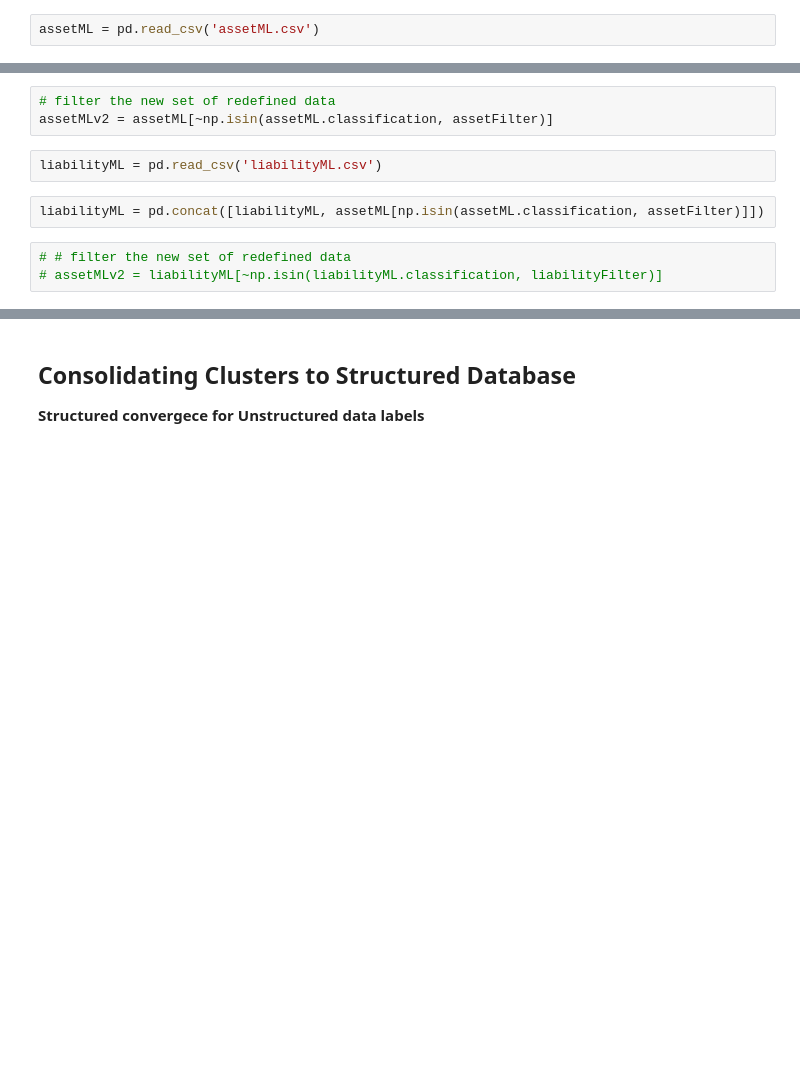
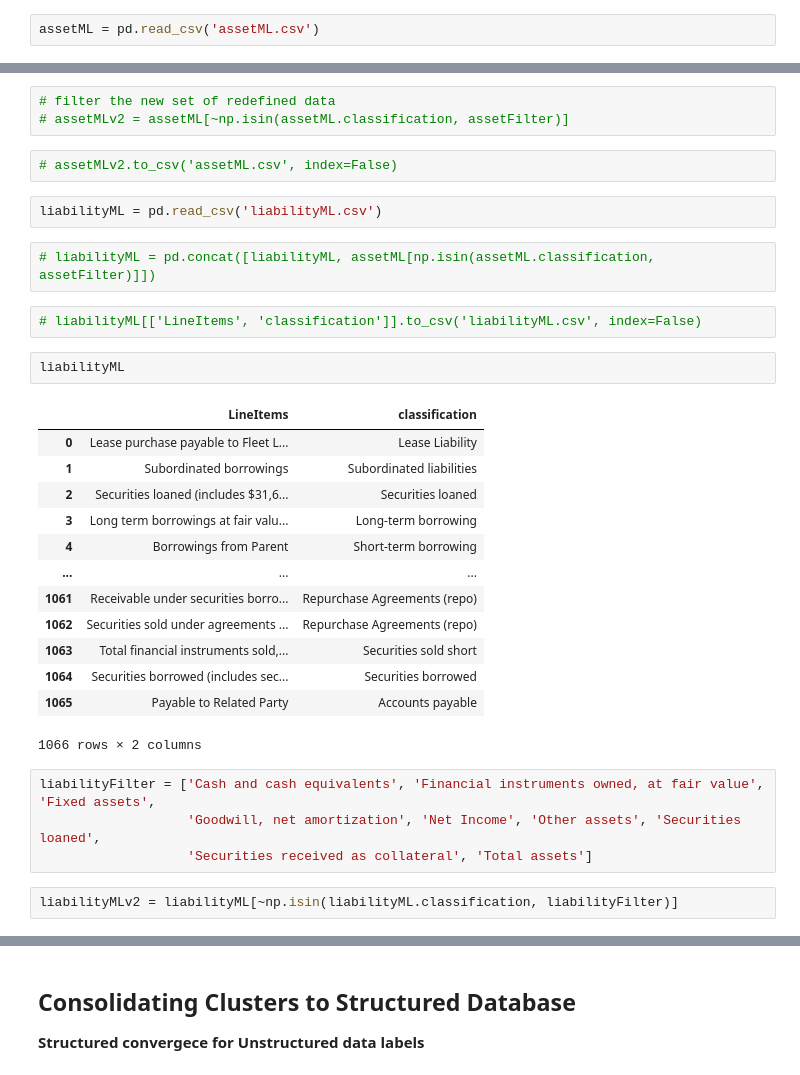
Before and after one commit to fernando-duarte/X17A5, a Jupyter notebook: buildDatabase.ipynb, the cells around one changed output, grey strips where cells are left out. Drawn from its saved outputs; the diff is of its cells as text; blank space fills up the shorter version.

```diff
--- a/buildDatabase.ipynb
+++ b/buildDatabase.ipynb
@@ -1124,10 +1136,33 @@ assetFilter = ['Accounts payable', 'Accrued liabilities', 'Deferred tax liabilit
 # %%
 # filter the new set of redefined data
-assetMLv2 = assetML[~np.isin(assetML.classification, assetFilter)]
+# assetMLv2 = assetML[~np.isin(assetML.classification, assetFilter)]
+# %%
+# assetMLv2.to_csv('assetML.csv', index=False)
 # %%
 liabilityML = pd.read_csv('liabilityML.csv')
 # %%
-liabilityML = pd.concat([liabilityML, assetML[np.isin(assetML.classification, assetFilter)]])
+# liabilityML = pd.concat([liabilityML, assetML[np.isin(assetML.classification, assetFilter)]])
+# %%
+# liabilityML[['LineItems', 'classification']].to_csv('liabilityML.csv', index=False)
+# %%
+liabilityML
+# %% [output]
+|  | LineItems | classification |
+| 0 | Lease purchase payable to Fleet L... | Lease Liability |
+| 1 | Subordinated borrowings | Subordinated liabilities |
+| 2 | Securities loaned (includes $31,6... | Securities loaned |
+| 3 | Long term borrowings at fair valu... | Long-term borrowing |
+| 4 | Borrowings from Parent | Short-term borrowing |
+| ... | ... | ... |
+| 1061 | Receivable under securities borro... | Repurchase Agreements (repo) |
+| 1062 | Securities sold under agreements ... | Repurchase Agreements (repo) |
+| 1063 | Total financial instruments sold,... | Securities sold short |
+| 1064 | Securities borrowed (includes sec... | Securities borrowed |
+| 1065 | Payable to Related Party | Accounts payable |
+1066 rows × 2 columns
+# %%
+liabilityFilter = ['Cash and cash equivalents', 'Financial instruments owned, at fair value', 'Fixed assets',
+                   'Goodwill, net amortization', 'Net Income', 'Other assets', 'Securities loaned',
+                   'Securities received as collateral', 'Total assets']
 # %%
-# # filter the new set of redefined data
-# assetMLv2 = liabilityML[~np.isin(liabilityML.classification, liabilityFilter)]
+liabilityMLv2 = liabilityML[~np.isin(liabilityML.classification, liabilityFilter)]
```
Also changed, not shown: parts of 22 cells of this notebook, 4 other files.
